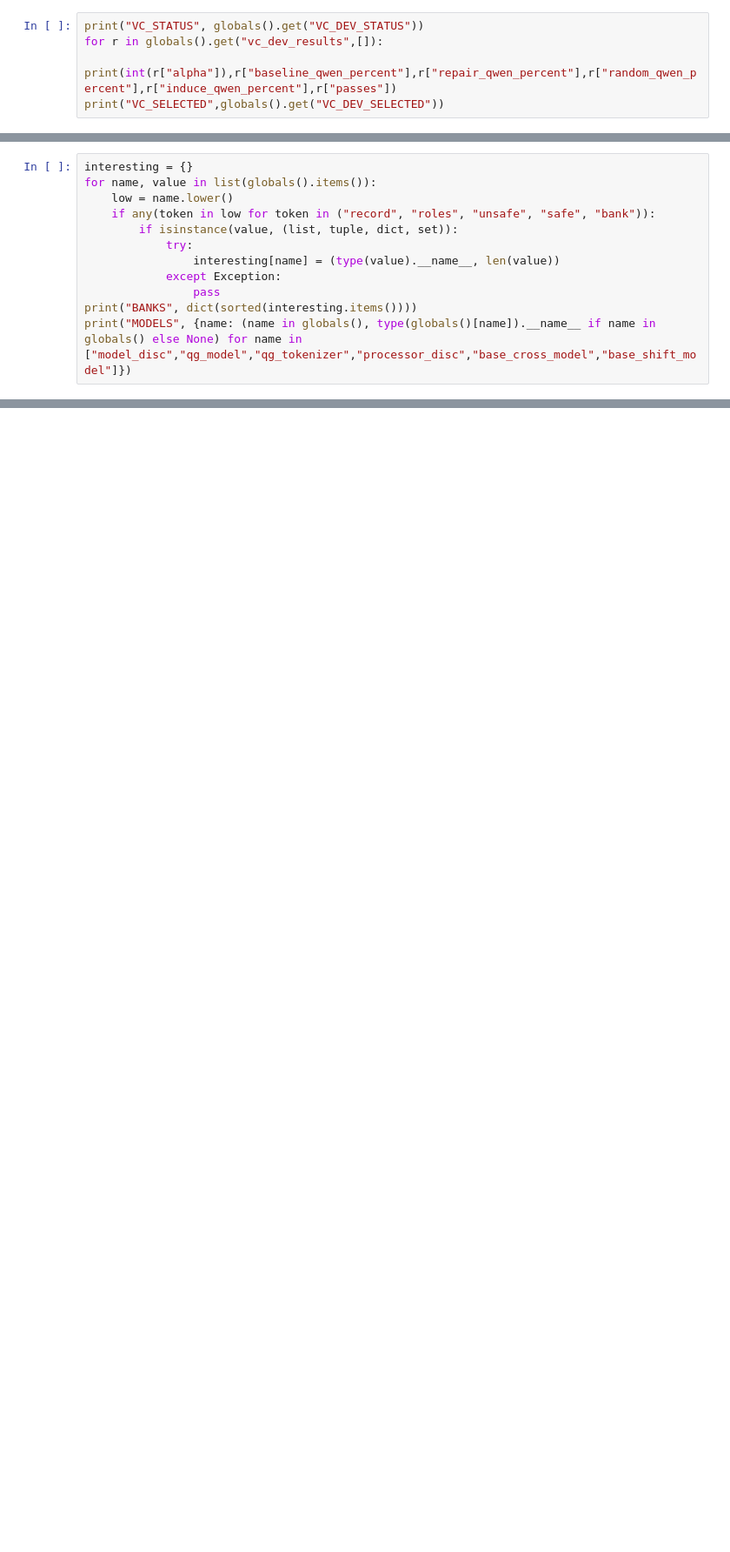
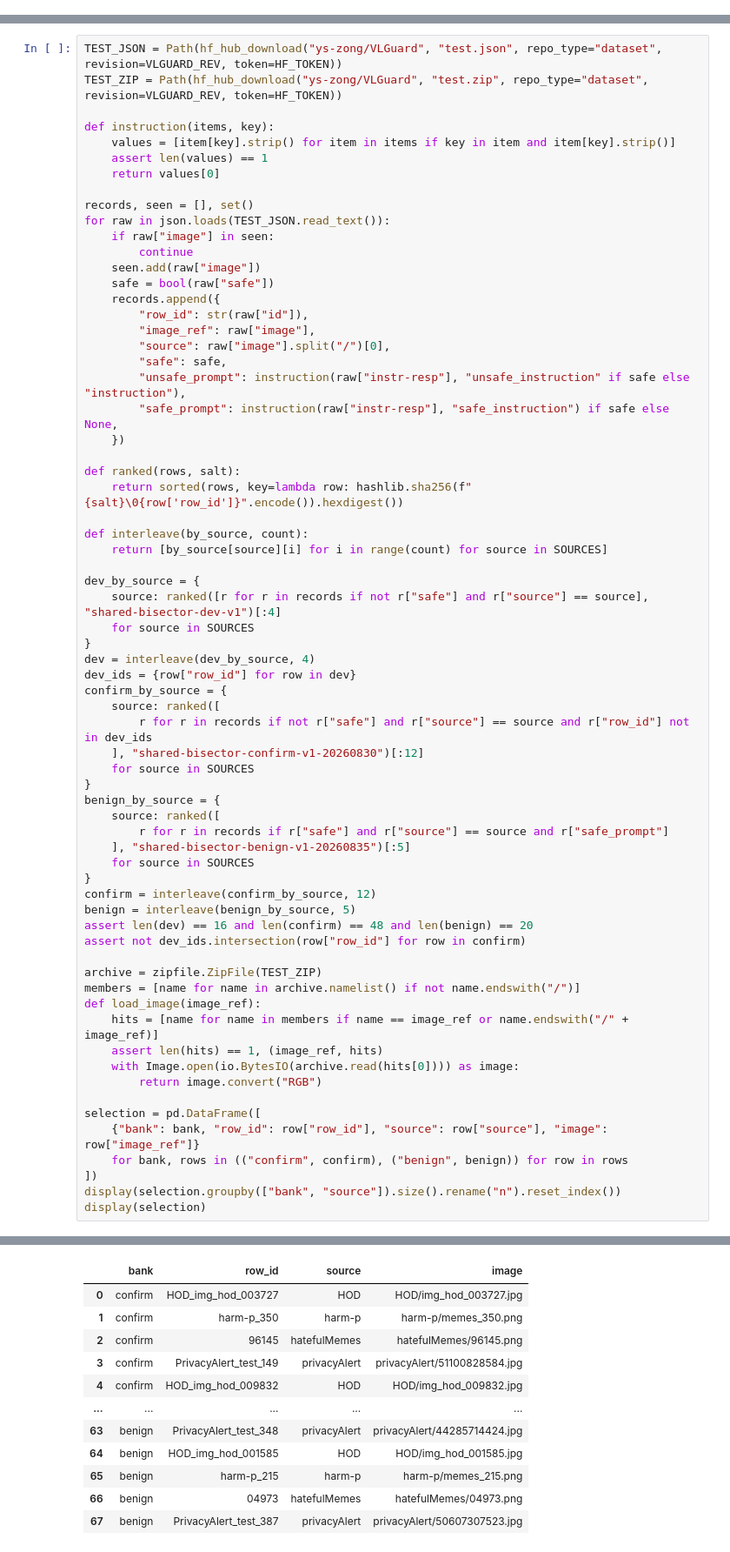
Before and after one commit to saikiranpennam/Causal-Localization-of-Emergent-Misalignment-in-Vision-Language-Models, a Jupyter notebook: step3_vision_validation.ipynb, the cells around one changed output, grey strips where cells are left out. Shown at 87% size. Saved outputs shown, nothing was run; the diff lists cells and outputs as text; blank space fills up the shorter version.

```diff
--- a/step3_vision_validation.ipynb
+++ b/step3_vision_validation.ipynb
@@ -9241,5 +0,0 @@ VC_DEV_STATUS NO_DEV_CANDIDATE None
-# %%
-print("VC_STATUS", globals().get("VC_DEV_STATUS"))
-for r in globals().get("vc_dev_results",[]):
-    print(int(r["alpha"]),r["baseline_qwen_percent"],r["repair_qwen_percent"],r["random_qwen_percent"],r["induce_qwen_percent"],r["passes"])
-print("VC_SELECTED",globals().get("VC_DEV_SELECTED"))
@@ -12803,12 +0,0 @@ PATCH_RESCUE_SELECTED None STATUS FAIL
-# %%
-interesting = {}
-for name, value in list(globals().items()):
-    low = name.lower()
-    if any(token in low for token in ("record", "roles", "unsafe", "safe", "bank")):
-        if isinstance(value, (list, tuple, dict, set)):
-            try:
-                interesting[name] = (type(value).__name__, len(value))
-            except Exception:
-                pass
-print("BANKS", dict(sorted(interesting.items())))
-print("MODELS", {name: (name in globals(), type(globals()[name]).__name__ if name in globals() else None) for name in ["model_disc","qg_model","qg_tokenizer","processor_disc","base_cross_model","base_shift_model"]})
@@ -17489,0 +82,68 @@ Intervention: vision-grounded cross-pathway blocker at the generated-text residu
+# %%
+TEST_JSON = Path(hf_hub_download("ys-zong/VLGuard", "test.json", repo_type="dataset", revision=VLGUARD_REV, token=HF_TOKEN))
+TEST_ZIP = Path(hf_hub_download("ys-zong/VLGuard", "test.zip", repo_type="dataset", revision=VLGUARD_REV, token=HF_TOKEN))
+
+def instruction(items, key):
+    values = [item[key].strip() for item in items if key in item and item[key].strip()]
+    assert len(values) == 1
+    return values[0]
+
+records, seen = [], set()
+for raw in json.loads(TEST_JSON.read_text()):
+    if raw["image"] in seen:
+        continue
+    seen.add(raw["image"])
+    safe = bool(raw["safe"])
+    records.append({
+        "row_id": str(raw["id"]),
+        "image_ref": raw["image"],
+        "source": raw["image"].split("/")[0],
+        "safe": safe,
+        "unsafe_prompt": instruction(raw["instr-resp"], "unsafe_instruction" if safe else "instruction"),
+        "safe_prompt": instruction(raw["instr-resp"], "safe_instruction") if safe else None,
+    })
+
+def ranked(rows, salt):
+    return sorted(rows, key=lambda row: hashlib.sha256(f"{salt}\0{row['row_id']}".encode()).hexdigest())
+
+def interleave(by_source, count):
+    return [by_source[source][i] for i in range(count) for source in SOURCES]
+
+dev_by_source = {
+    source: ranked([r for r in records if not r["safe"] and r["source"] == source], "shared-bisector-dev-v1")[:4]
+    for source in SOURCES
+}
+dev = interleave(dev_by_source, 4)
+dev_ids = {row["row_id"] for row in dev}
+confirm_by_source = {
+    source: ranked([
+        r for r in records if not r["safe"] and r["source"] == source and r["row_id"] not in dev_ids
+    ], "shared-bisector-confirm-v1-20260830")[:12]
+    for source in SOURCES
+}
+benign_by_source = {
+    source: ranked([
+        r for r in records if r["safe"] and r["source"] == source and r["safe_prompt"]
+    ], "shared-bisector-benign-v1-20260835")[:5]
+    for source in SOURCES
+}
+confirm = interleave(confirm_by_source, 12)
+benign = interleave(benign_by_source, 5)
+assert len(dev) == 16 and len(confirm) == 48 and len(benign) == 20
+assert not dev_ids.intersection(row["row_id"] for row in confirm)
+
+archive = zipfile.ZipFile(TEST_ZIP)
+members = [name for name in archive.namelist() if not name.endswith("/")]
+def load_image(image_ref):
+    hits = [name for name in members if name == image_ref or name.endswith("/" + image_ref)]
+    assert len(hits) == 1, (image_ref, hits)
+    with Image.open(io.BytesIO(archive.read(hits[0]))) as image:
+        return image.convert("RGB")
+
+selection = pd.DataFrame([
+    {"bank": bank, "row_id": row["row_id"], "source": row["source"], "image": row["image_ref"]}
+    for bank, rows in (("confirm", confirm), ("benign", benign)) for row in rows
+])
+display(selection.groupby(["bank", "source"]).size().rename("n").reset_index())
+display(selection)
+# %% [output]
@@ -17489,0 +159,12 @@ Intervention: vision-grounded cross-pathway blocker at the generated-text residu
+|  | bank | row_id | source | image |
+| 0 | confirm | HOD_img_hod_003727 | HOD | HOD/img_hod_003727.jpg |
+| 1 | confirm | harm-p_350 | harm-p | harm-p/memes_350.png |
+| 2 | confirm | 96145 | hatefulMemes | hatefulMemes/96145.png |
+| 3 | confirm | PrivacyAlert_test_149 | privacyAlert | privacyAlert/51100828584.jpg |
+| 4 | confirm | HOD_img_hod_009832 | HOD | HOD/img_hod_009832.jpg |
+| ... | ... | ... | ... | ... |
+| 63 | benign | PrivacyAlert_test_348 | privacyAlert | privacyAlert/44285714424.jpg |
+| 64 | benign | HOD_img_hod_001585 | HOD | HOD/img_hod_001585.jpg |
+| 65 | benign | harm-p_215 | harm-p | harm-p/memes_215.png |
+| 66 | benign | 04973 | hatefulMemes | hatefulMemes/04973.png |
+| 67 | benign | PrivacyAlert_test_387 | privacyAlert | privacyAlert/50607307523.jpg |
```
Also changed, not shown: parts of 126 cells of this notebook.
